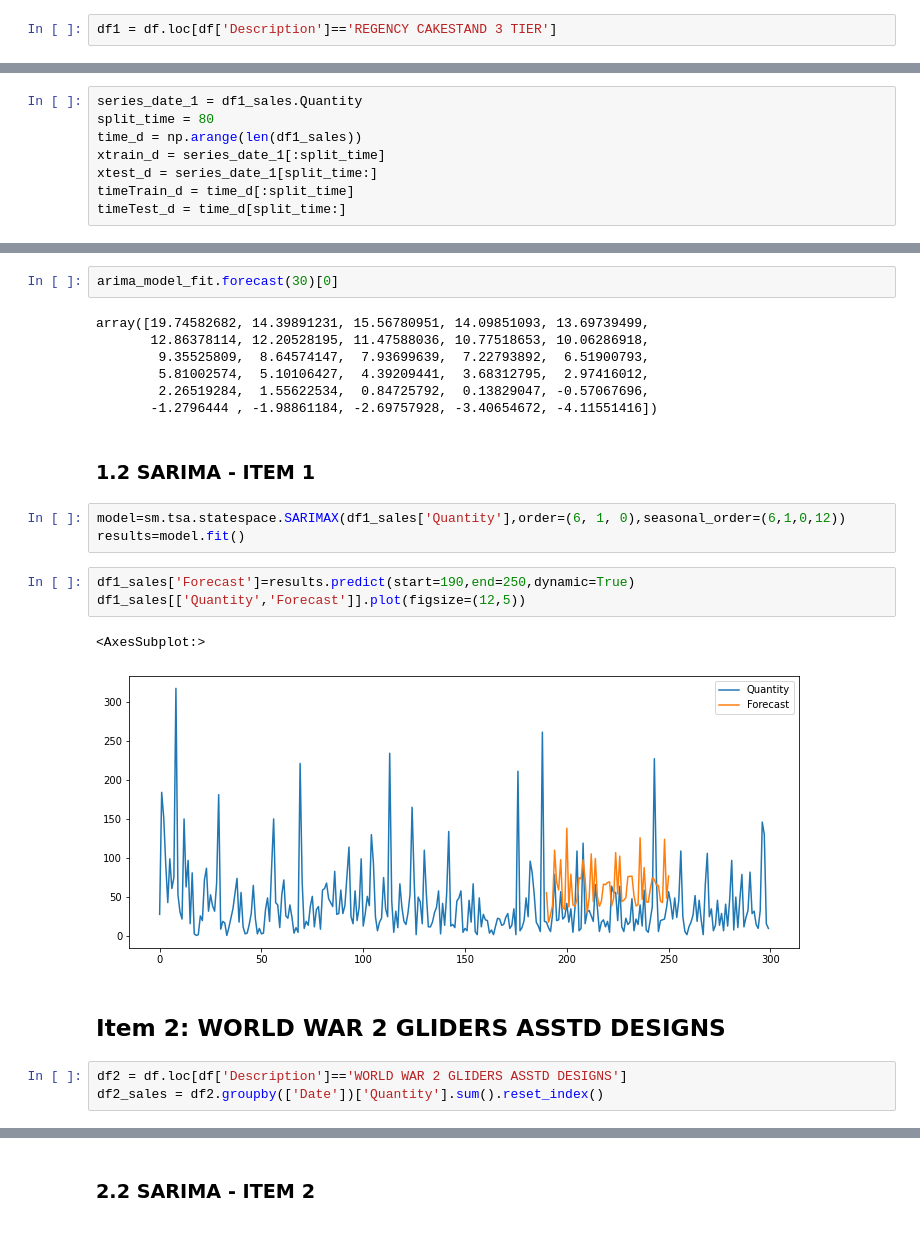
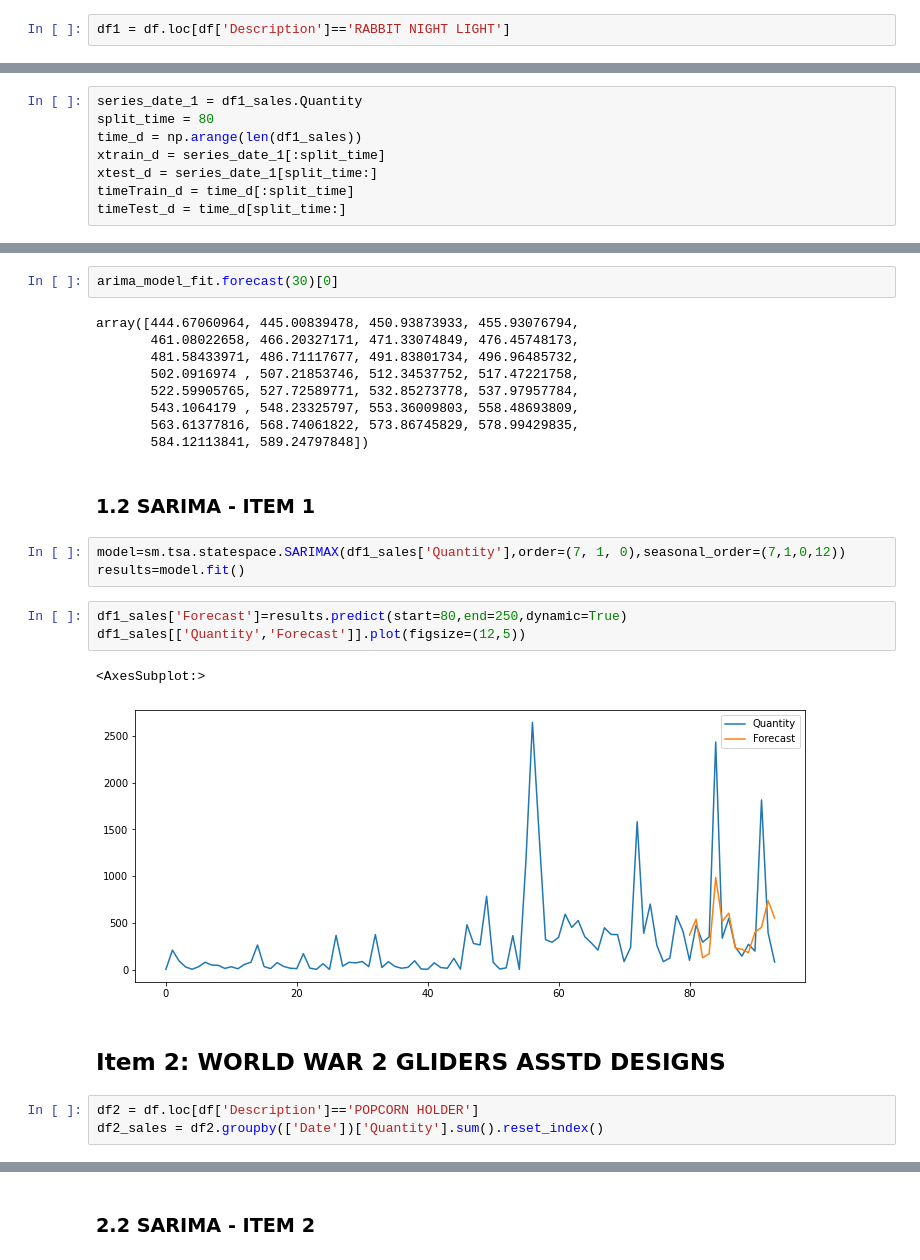
Before and after one commit to sheetalbongale/Retail-Time-Series-Analysis-and-Forecasting, a Jupyter notebook: notebooks/2_Modeling_and_Forecasting.ipynb, the cells around one changed output, grey strips where cells are left out. Cells and saved outputs as stored; diff of their text form.

```diff
--- a/notebooks/2_Modeling_and_Forecasting.ipynb
+++ b/notebooks/2_Modeling_and_Forecasting.ipynb
@@ -108,7 +133,7 @@ time_plot(df_sales, 'Date', 'Quantity', 'Daily Sales Before Diff Transformation'
 # %% [markdown]
 ## Item 1: REGENCY CAKESTAND 3 TIER
 # %%
-df1 = df.loc[df['Description']=='REGENCY CAKESTAND 3 TIER']
+df1 = df.loc[df['Description']=='RABBIT NIGHT LIGHT']
 # %%
 df1_sales = df1.groupby(['Date'])['Quantity'].sum().reset_index()
 df1_sales['Date'] = pd.to_datetime(df1_sales['Date'])
@@ -195,27 +220,29 @@ RMSE Test : 56.134443583662765
 # %%
 arima_model_fit.forecast(30)[0]
 # %% [output]
-array([19.74582682, 14.39891231, 15.56780951, 14.09851093, 13.69739499,
-       12.86378114, 12.20528195, 11.47588036, 10.77518653, 10.06286918,
-        9.35525809,  8.64574147,  7.93699639,  7.22793892,  6.51900793,
-        5.81002574,  5.10106427,  4.39209441,  3.68312795,  2.97416012,
-        2.26519284,  1.55622534,  0.84725792,  0.13829047, -0.57067696,
-       -1.2796444 , -1.98861184, -2.69757928, -3.40654672, -4.11551416])
+array([444.67060964, 445.00839478, 450.93873933, 455.93076794,
+       461.08022658, 466.20327171, 471.33074849, 476.45748173,
+       481.58433971, 486.71117677, 491.83801734, 496.96485732,
+       502.0916974 , 507.21853746, 512.34537752, 517.47221758,
+       522.59905765, 527.72589771, 532.85273778, 537.97957784,
+       543.1064179 , 548.23325797, 553.36009803, 558.48693809,
+       563.61377816, 568.74061822, 573.86745829, 578.99429835,
+       584.12113841, 589.24797848])
 # %% [markdown]
 ### 1.2 SARIMA - ITEM 1
 # %%
-model=sm.tsa.statespace.SARIMAX(df1_sales['Quantity'],order=(6, 1, 0),seasonal_order=(6,1,0,12))
+model=sm.tsa.statespace.SARIMAX(df1_sales['Quantity'],order=(7, 1, 0),seasonal_order=(7,1,0,12))
 results=model.fit()
 # %%
-df1_sales['Forecast']=results.predict(start=190,end=250,dynamic=True)
+df1_sales['Forecast']=results.predict(start=80,end=250,dynamic=True)
 df1_sales[['Quantity','Forecast']].plot(figsize=(12,5))
 # %% [output]
 <AxesSubplot:>
-[figure, old version]
+[figure, new version]
 # %% [markdown]
 ## Item 2: WORLD WAR 2 GLIDERS ASSTD DESIGNS
 # %%
-df2 = df.loc[df['Description']=='WORLD WAR 2 GLIDERS ASSTD DESIGNS']
+df2 = df.loc[df['Description']=='POPCORN HOLDER']
 df2_sales = df2.groupby(['Date'])['Quantity'].sum().reset_index()
 # %%
 time_plot(df2_sales, 'Date', 'Quantity', 'Daily Sales Before Diff Transformation')
```
Also changed, not shown: parts of 110 cells of this notebook, 26 other files.
